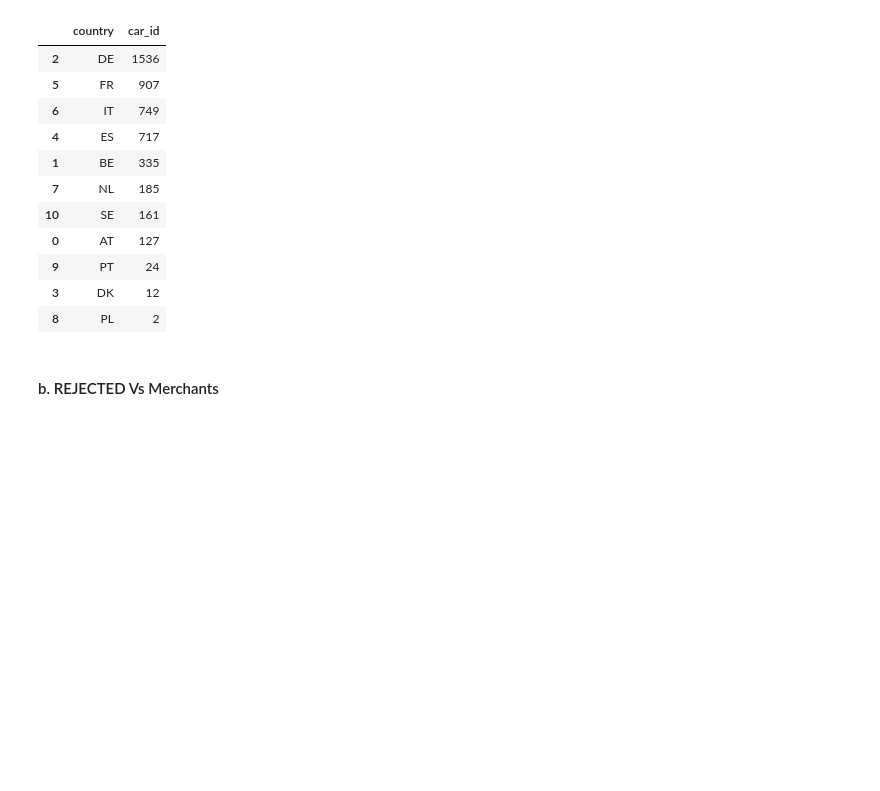
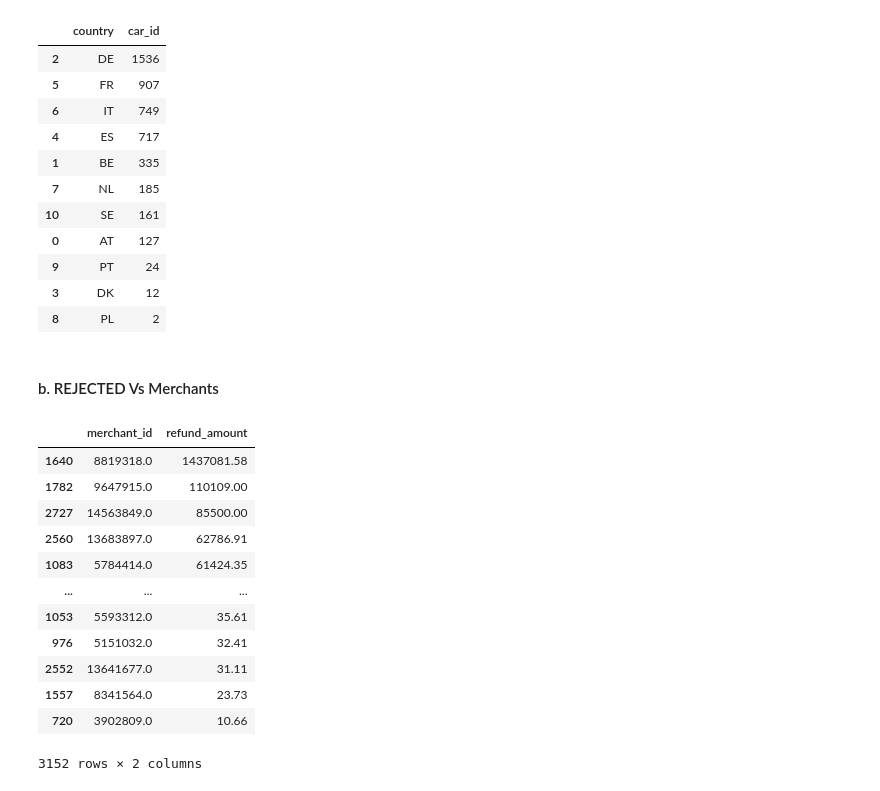
Before and after one commit to dileepsathyan/assignments, a Jupyter notebook: Vroom Virtusa/Vroom Virtusa Assignment.ipynb, the cells around one changed output. Saved outputs shown, nothing was run; the diff lists cells and outputs as text; code cells hidden in the pictures; blank space fills up the shorter version.

```diff
--- a/Vroom Virtusa/Vroom Virtusa Assignment.ipynb
+++ b/Vroom Virtusa/Vroom Virtusa Assignment.ipynb
@@ -1580,0 +1612,19 @@ rej_cnt_country
+# %%
+rej_amt_merch = df_rej.groupby(['merchant_id'])['refund_amount'].sum().round(2).reset_index()
+rej_amt_merch = rej_amt_merch.sort_values(by='refund_amount', ascending=False)
+# rej_amt_country.loc['Total',:]= rej_amt_country.sum(axis=0)
+rej_amt_merch
+# %% [output]
+|  | merchant_id | refund_amount |
+| 1640 | 8819318.0 | 1437081.58 |
+| 1782 | 9647915.0 | 110109.00 |
+| 2727 | 14563849.0 | 85500.00 |
+| 2560 | 13683897.0 | 62786.91 |
+| 1083 | 5784414.0 | 61424.35 |
+| ... | ... | ... |
+| 1053 | 5593312.0 | 35.61 |
+| 976 | 5151032.0 | 32.41 |
+| 2552 | 13641677.0 | 31.11 |
+| 1557 | 8341564.0 | 23.73 |
+| 720 | 3902809.0 | 10.66 |
+3152 rows × 2 columns
```
Also changed, not shown: parts of 16 cells of this notebook.
